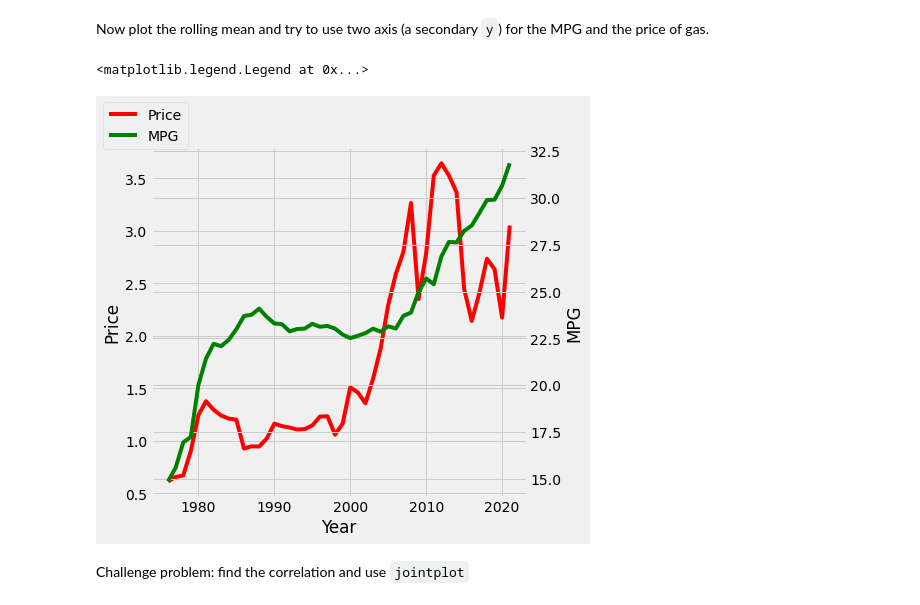
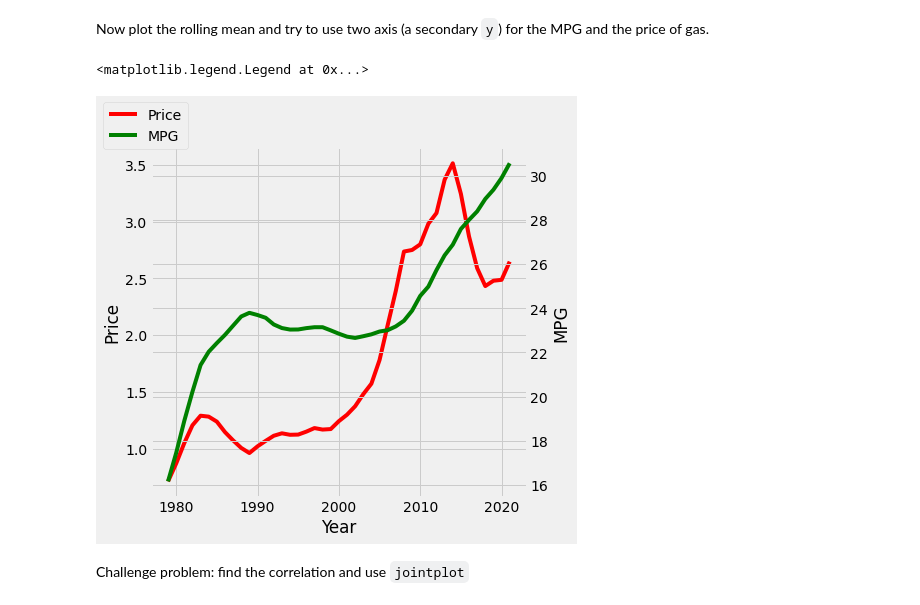
Before and after one commit to dalexa10/Python_Data_Science, a Jupyter notebook: collecting-organizing-analyzing-basics/collecting-organizing-analyzing-data.ipynb, the cells around one changed output. Drawn from its saved outputs; the diff is of its cells as text; code cells hidden in the pictures.

Commit message:
Last plot updated (again :()

```diff
--- a/collecting-organizing-analyzing-basics/collecting-organizing-analyzing-data.ipynb
+++ b/collecting-organizing-analyzing-basics/collecting-organizing-analyzing-data.ipynb
@@ -883,24 +883,24 @@ Now plot the rolling mean and try to use two axis (a secondary `y`) for the MPG
 # %%
 plt.style.use('fivethirtyeight')
 
 fig, ax1 = plt.subplots(figsize=(6,6))
 
 ax2 = ax1.twinx()
 
-ax1.plot(merged_df['Year'], merged_df['Value'], c='r', lw='4', label='Price')
-ax2.plot(merged_df['Year'], merged_df['Real-World MPG'], c='g', lw='4', label='MPG')
+ax1.plot(merged_df['Year'], merged_df['Value'].rolling(4).mean(), c='r', lw='4', label='Price')
+ax2.plot(merged_df['Year'], merged_df['Real-World MPG'].rolling(4).mean(), c='g', lw='4', label='MPG')
 
-# merged_df.rolling(4).mean().plot(x='Year', y='Value', ax=ax1, linewidth=4, c='red')
-# merged_df.rolling(4).mean().plot(x='Year', y='Real-World MPG', ax=ax2, linewidth=4, c='green')
+# merged_df.rolling(4).mean().plot(x='Year', y='Value', ax=ax1, linewidth=4, c='red', label='')
+# merged_df.rolling(4).mean().plot(x='Year', y='Real-World MPG', ax=ax2, linewidth=4, c='green', label='')
 
 
 ax1.set_xlabel('Year')
 ax1.set_ylabel('Price')
 ax2.set_ylabel('MPG')
 fig.legend(loc='upper left')
 # %% [output]
 <matplotlib.legend.Legend at 0x...>
-[figure, old version]
+[figure, new version]
 # %% [markdown]
 Challenge problem: find the correlation and use `jointplot`
 # %% [markdown]
```
